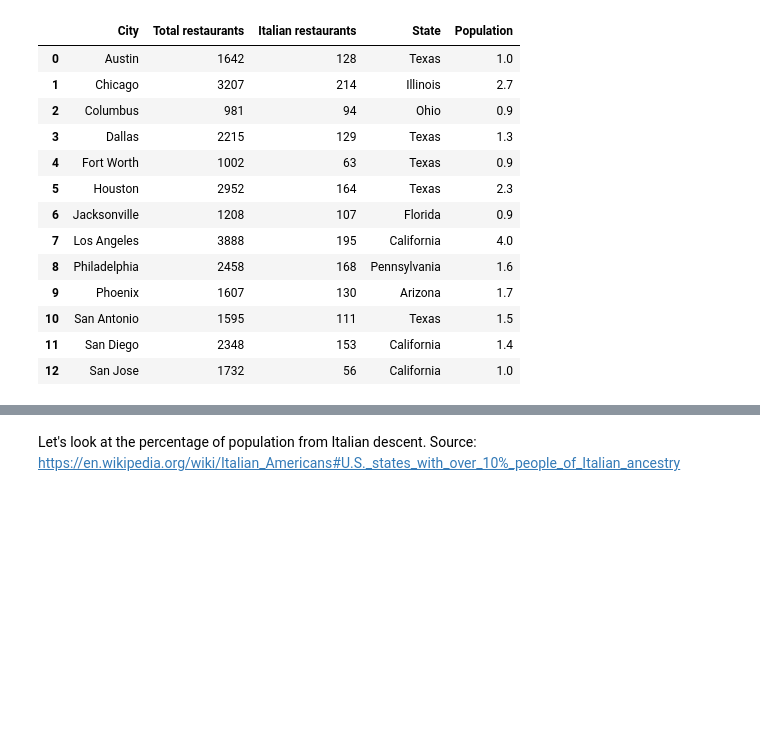
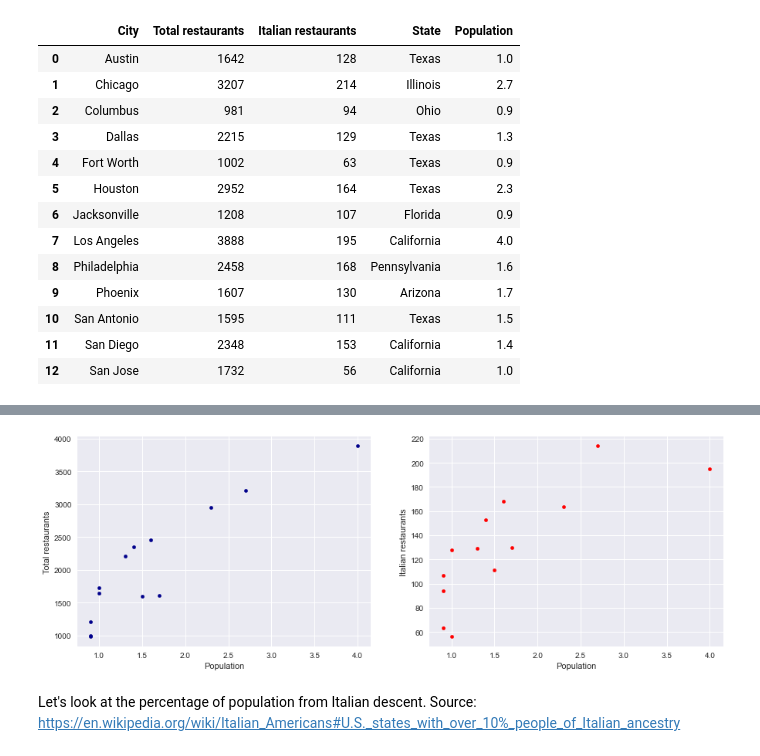
Before and after one commit to idejuan/data_science, a Jupyter notebook: Final_Project_DSPC_w01.ipynb, the cells around one changed output, grey strips where cells are left out. Cells and saved outputs as stored; diff of their text form; code cells hidden in the pictures; blank space fills up the shorter version.

Commit message:
first week deliverable

```diff
--- a/Final_Project_DSPC_w01.ipynb
+++ b/Final_Project_DSPC_w01.ipynb
@@ -339,8 +323,8 @@ ax1 = df_merge_col.plot.scatter(x='Population',
 # %% [markdown]
 This chart shows that the higher the population, the more restaurants there are in Foursquare. New York is twice as big as the following city in population, so we will take it out of the group of target cities.
 # %%
-df_merge_col.drop([9], axis = 0, inplace = True)
-df_merge_col
+df_cities.drop([9], axis = 0, inplace = True)
+df_cities
 # %% [output]
 |  | City | Total restaurants | State | Population |
 | 0 | Austin | 1642 | Texas | 1.0 |
@@ -360,5 +344,5 @@ df_merge_col
 # %% [markdown]
 We will also delete Columbus, Georgia, since the right one is in the state of Ohio
 # %%
-df_merge_col.drop([3], axis = 0, inplace = True)
+df_cities.drop([3], axis = 0, inplace = True)
 # %%
@@ -395,8 +379,8 @@ See the caveats in the documentation: https://pandas.pydata.org/pandas-docs/stab
 | 812 | Fort Worth | Italian | 63 |
 | 877 | Columbus | Italian | 94 |
 # %%
-df_merge_col_italian = pd.merge(df_merge_col, italian_restaurants, on='City')
-list(df_merge_col_italian.columns)
+df_cities = pd.merge(df_cities, italian_restaurants, on='City')
+list(df_cities.columns)
 # %% [output]
 ['City',
  'Total restaurants',
@@ -405,8 +389,8 @@ list(df_merge_col_italian.columns)
  'Cuisine',
  'Italian restaurants']
 # %%
-df_merge_col_italian = df_merge_col_italian[["City","Total restaurants","Italian restaurants","State","Population"]]
-df_merge_col_italian
+df_cities = df_cities[["City","Total restaurants","Italian restaurants","State","Population"]]
+df_cities
 # %% [output]
 |  | City | Total restaurants | Italian restaurants | State | Population |
 | 0 | Austin | 1642 | 128 | Texas | 1.0 |
@@ -435,3 +409,22 @@ ax2 = df_merge_col_italian.plot.scatter(x='Population',
+# %%
+fig = plt.figure()
+
+# Divide the figure into a 1x2 grid, and give me the first section
+ax1 = fig.add_subplot(121)
+
+# Divide the figure into a 1x2 grid, and give me the second section
+ax2 = fig.add_subplot(122)
+
+
+ax1 = df_cities.plot.scatter(x='Population',
+                      y='Total restaurants',
+                      c='DarkBlue',figsize = (15,5), ax = ax1)
+
+ax2 = df_cities.plot.scatter(x='Population',
+                      y='Italian restaurants',
+                      c='Red',figsize = (15,5), ax = ax2)
+# %% [output]
+[figure, added]
 # %% [markdown]
 Let's look at the percentage of population from Italian descent.
 Source: https://en.wikipedia.org/wiki/Italian_Americans#U.S._states_with_over_10%_people_of_Italian_ancestry
```
Also changed, not shown: parts of 29 cells of this notebook.
